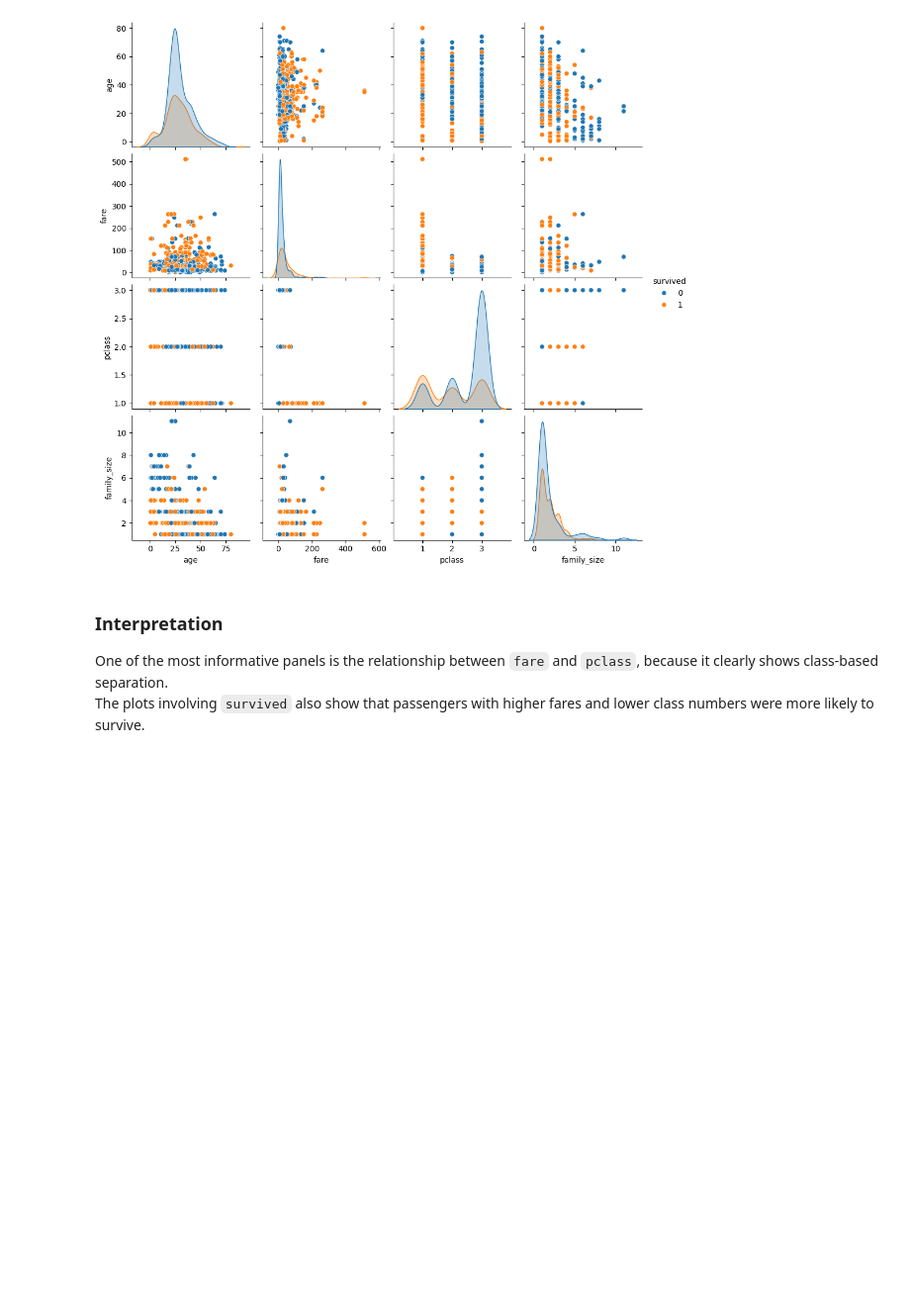
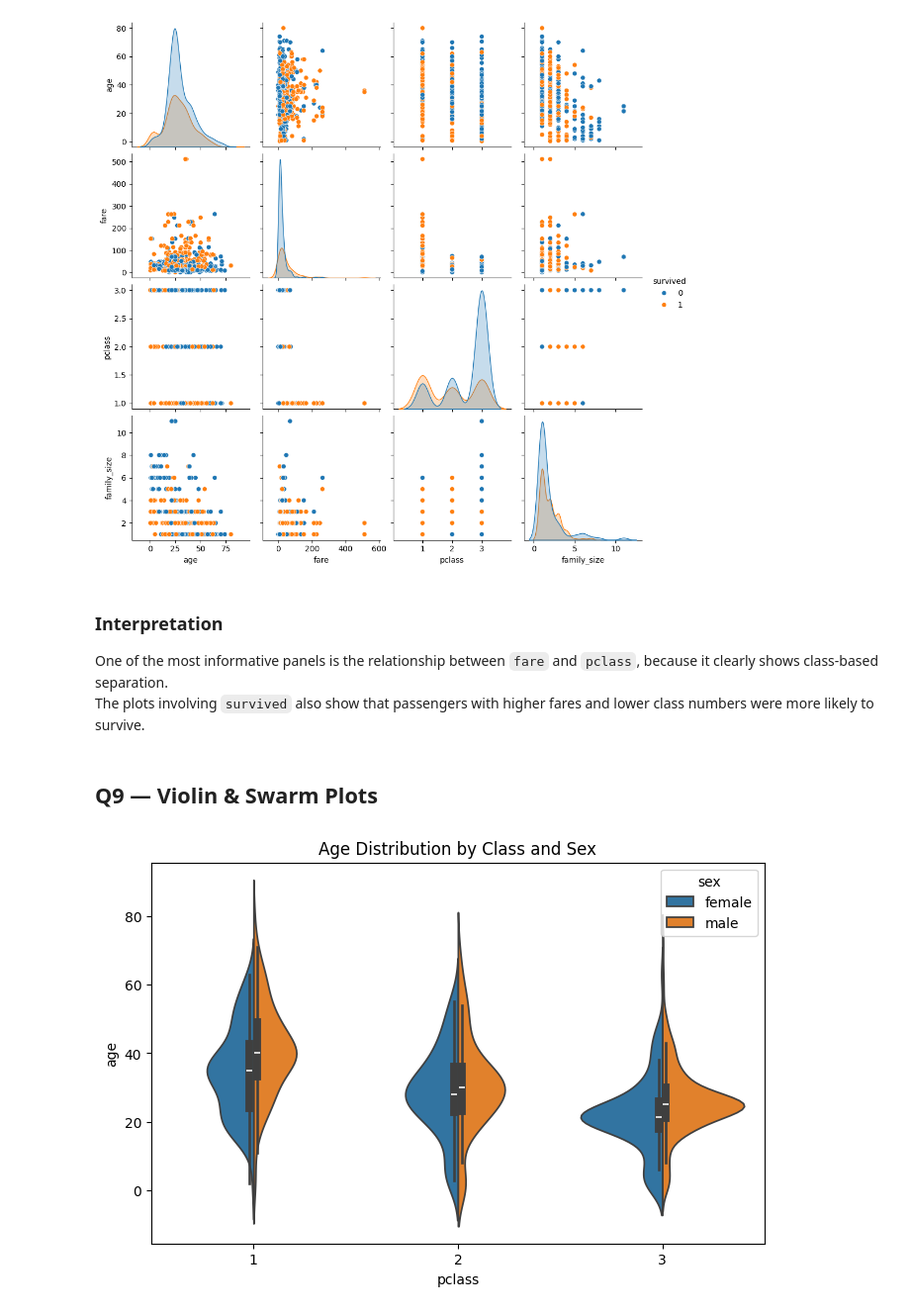
Before and after one commit to SHKabdulhadi/Titanic-Data-Analysis, a Jupyter notebook: titanic-data-analysis.ipynb, the cells around one changed output. Shown at 99% size. Saved outputs shown, nothing was run; the diff lists cells and outputs as text; code cells hidden in the pictures; blank space fills up the shorter version.

```diff
--- a/titanic-data-analysis.ipynb
+++ b/titanic-data-analysis.ipynb
@@ -584,3 +584,12 @@ plt.show()
 
 One of the most informative panels is the relationship between `fare` and `pclass`, because it clearly shows class-based separation.
 The plots involving `survived` also show that passengers with higher fares and lower class numbers were more likely to survive.
+# %% [markdown]
+## Q9 — Violin & Swarm Plots
+# %%
+plt.figure(figsize=(8, 5))
+sns.violinplot(data=df_clean, x='pclass', y='age', hue='sex', split=True)
+plt.title('Age Distribution by Class and Sex')
+plt.show()
+# %% [output]
+[figure, added]
```
Also changed, not shown: parts of 3 cells of this notebook.
